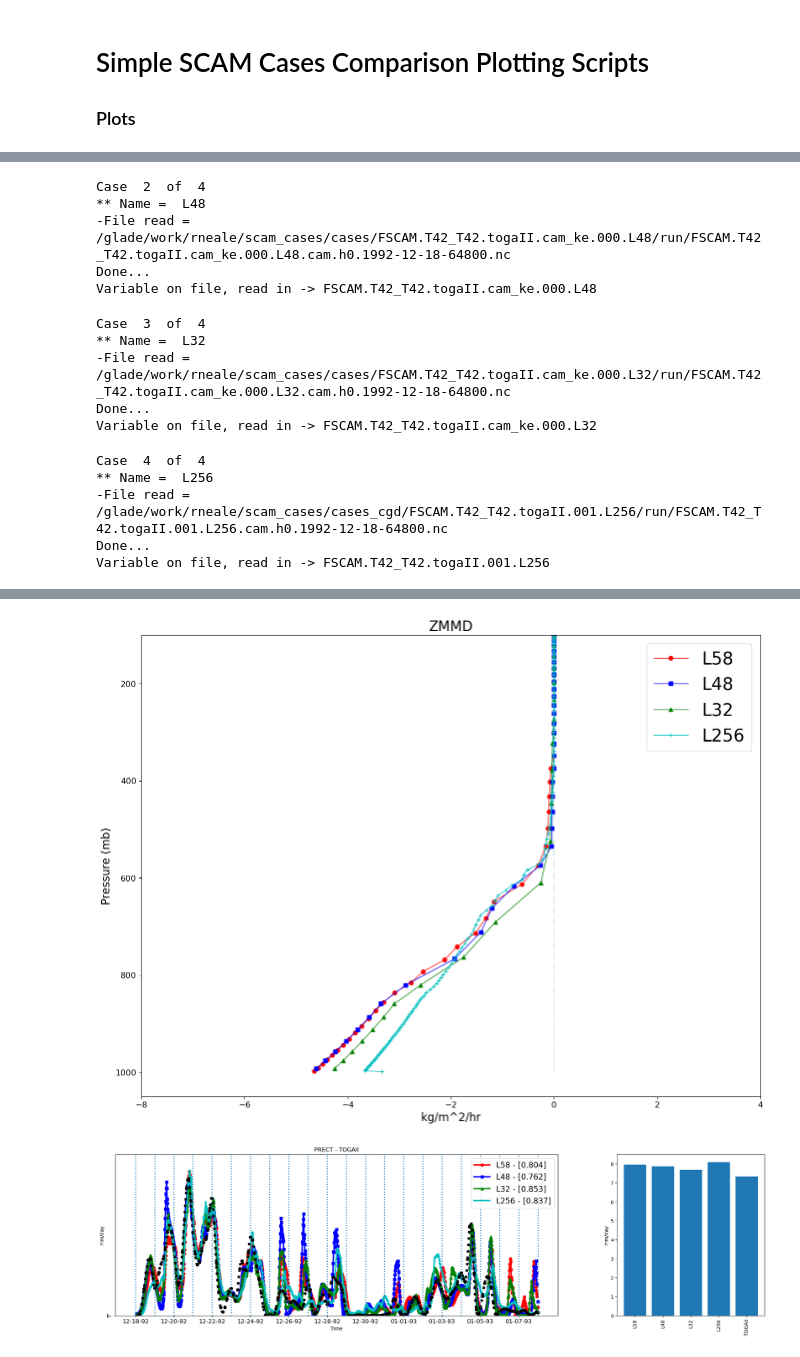
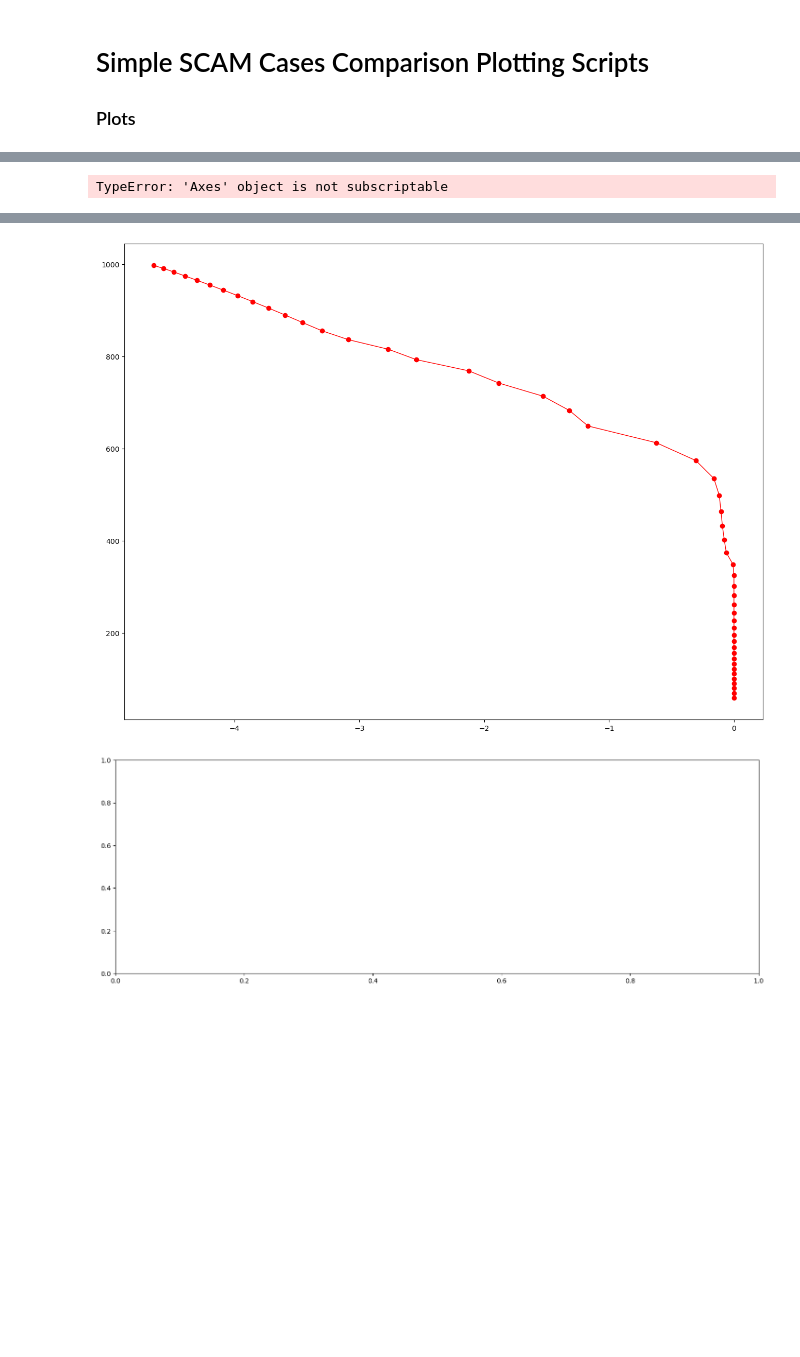
Before and after one commit to swrneale/python-scripts, a Jupyter notebook: papers/ZM_PBL/scam_plot_cases.ipynb, the cells around one changed output, grey strips where cells are left out. Drawn from its saved outputs; the diff is of its cells as text; code cells hidden in the pictures; blank space fills up the shorter version.

```diff
--- a/papers/ZM_PBL/scam_plot_cases.ipynb
+++ b/papers/ZM_PBL/scam_plot_cases.ipynb
@@ -69,7 +69,7 @@ ldiff_plot = False
 lvavratio_plot = False
 plot_top = 50. # Top of plots in mb.
 
-smooth_tstep = 10 # Timesteps to smooth over for plitting
+smooth_tstep = 1 # Timesteps to smooth over for plitting
 
 ovar1d = None ; ovar2d = None # If it does not stay None the plot obs
 vscale = 1 ; ovscale1d = 1. ; ovscale2d = 2.
@@ -191,7 +191,7 @@ plt1.patch.set_facecolor('white')
 mp.figure(1)
 plt1av, ax1av = mp.subplots(1,1,figsize=(16, 12)) # Ave plot of all cases
 mp.figure(2)
-plt1d, ax1d = mp.subplots(1,2,figsize=(24, 6),gridspec_kw={'width_ratios': [3, 1]}) # 1D timeseries
+plt1d, ax1d = mp.subplots(1,1,figsize=(18, 6)) # 1D timeseries
 mp.figure(3)
 
 plt1.patch.set_facecolor('white')
@@ -560,11 +560,8 @@ if lobs1d:
     ax1d[0].plot(tdate,pvar1d_mo,'o:k','k-',markevery=8,lw=5)  # Line=black with x's [kx]
     pvar1d_np = np.array(pvar1d_all)
 
+    cnames_all_ts=[]
 
-#    pvar1d_np.squeeze
-#    var1d_o.squeeze
-
-    cnames_all_ts=[]
     for ii in range(0,ncases):
 
         corr_case = np.corrcoef(pvar1d_np[ii,:].data,var1d_o.data)
@@ -613,9 +610,9 @@ if vname1d=='PKHMAX': ax1d[0].invert_yaxis()
 """ ########################### """
 
 
-ax1d[1].bar(cnames_all,pvar1d_all.mean(axis=1))
-ax1d[1].set_ylabel(units1d,fontsize=10)
-ax1d[1].set_xticklabels(cnames_all,rotation=90.)
+#ax1d[1].bar(cnames_all,pvar1d_all.mean(axis=1))
+#ax1d[1].set_ylabel(units1d,fontsize=10)
+#ax1d[1].set_xticklabels(cnames_all,rotation=90.)
 
 mp.savefig(fig_dir+cases[0]+'.'+fig_pref+'_scam_1d_'+vname1d+'.png', dpi=png_res)
 # %% [output]
@@ -624,18 +621,4 @@ Case  1  of  4
 -File read =  /glade/work/rneale/scam_cases/cases/FSCAM.T42_T42.togaII.cam_ke.000/run/FSCAM.T42_T42.togaII.cam_ke.000.cam.h0.1992-12-18-64800.nc
 Done...
 Variable on file, read in -> FSCAM.T42_T42.togaII.cam_ke.000
-Case  2  of  4
-** Name =  L48
--File read =  /glade/work/rneale/scam_cases/cases/FSCAM.T42_T42.togaII.cam_ke.000.L48/run/FSCAM.T42_T42.togaII.cam_ke.000.L48.cam.h0.1992-12-18-64800.nc
-Done...
-Variable on file, read in -> FSCAM.T42_T42.togaII.cam_ke.000.L48
+TypeError: 'Axes' object is not subscriptable
-Case  3  of  4
-** Name =  L32
--File read =  /glade/work/rneale/scam_cases/cases/FSCAM.T42_T42.togaII.cam_ke.000.L32/run/FSCAM.T42_T42.togaII.cam_ke.000.L32.cam.h0.1992-12-18-64800.nc
-Done...
-Variable on file, read in -> FSCAM.T42_T42.togaII.cam_ke.000.L32
-Case  4  of  4
-** Name =  L256
--File read =  /glade/work/rneale/scam_cases/cases_cgd/FSCAM.T42_T42.togaII.001.L256/run/FSCAM.T42_T42.togaII.001.L256.cam.h0.1992-12-18-64800.nc
-Done...
-Variable on file, read in -> FSCAM.T42_T42.togaII.001.L256
@@ -643,2 +626,2 @@ Variable on file, read in -> FSCAM.T42_T42.togaII.001.L256
-[figure, old version]
+[figure, new version]
-[figure, old version]
+[figure, new version]
```
Also changed, not shown: parts of 2 cells of this notebook, 17 other files.
